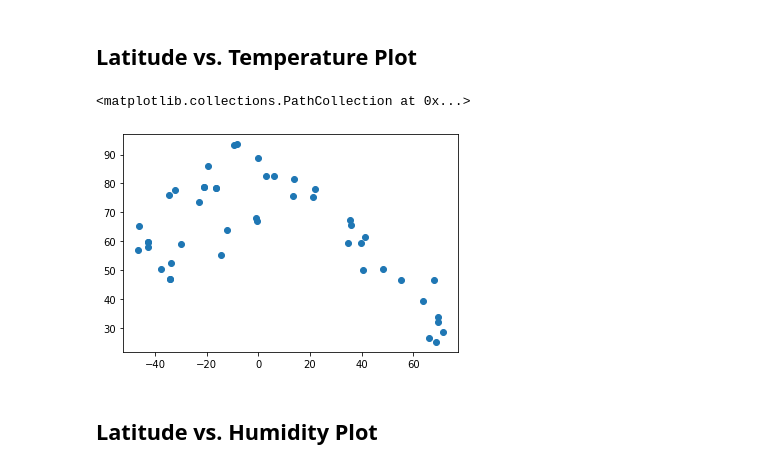
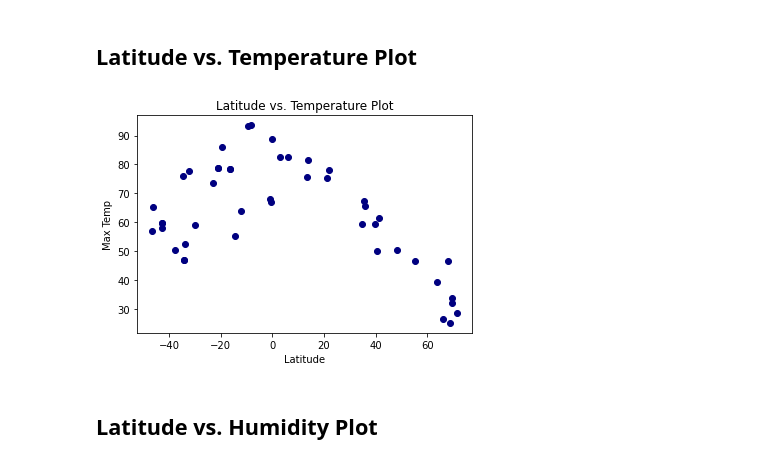
Before and after one commit to cro1100/python-api-challenge, a Jupyter notebook: starter_code/WeatherPy.ipynb, the cells around one changed output. Cells and saved outputs as stored; diff of their text form; code cells hidden in the pictures.

```diff
--- a/starter_code/WeatherPy.ipynb
+++ b/starter_code/WeatherPy.ipynb
@@ -154,11 +150,15 @@ clean_city_data.head()
 * Save the plotted figures as .pngs.
 # %% [markdown]
 ## Latitude vs. Temperature Plot
-# %%
-plt.scatter(clean_city_data['Lat'],clean_city_data['High Temp'])
-# %% [output]
-<matplotlib.collections.PathCollection at 0x...>
-[figure, removed]
+# %%
+plt.scatter(clean_city_data['Lat'],clean_city_data['High Temp'],marker="o",color="navy")
+plt.xlabel('Latitude')
+plt.ylabel('Max Temp')
+plt.title('Latitude vs. Temperature Plot')
+
+plt.show()
+# %% [output]
+[figure, added]
 # %% [markdown]
 ## Latitude vs. Humidity Plot
 # %%
```
Also changed, not shown: parts of 13 cells of this notebook.
